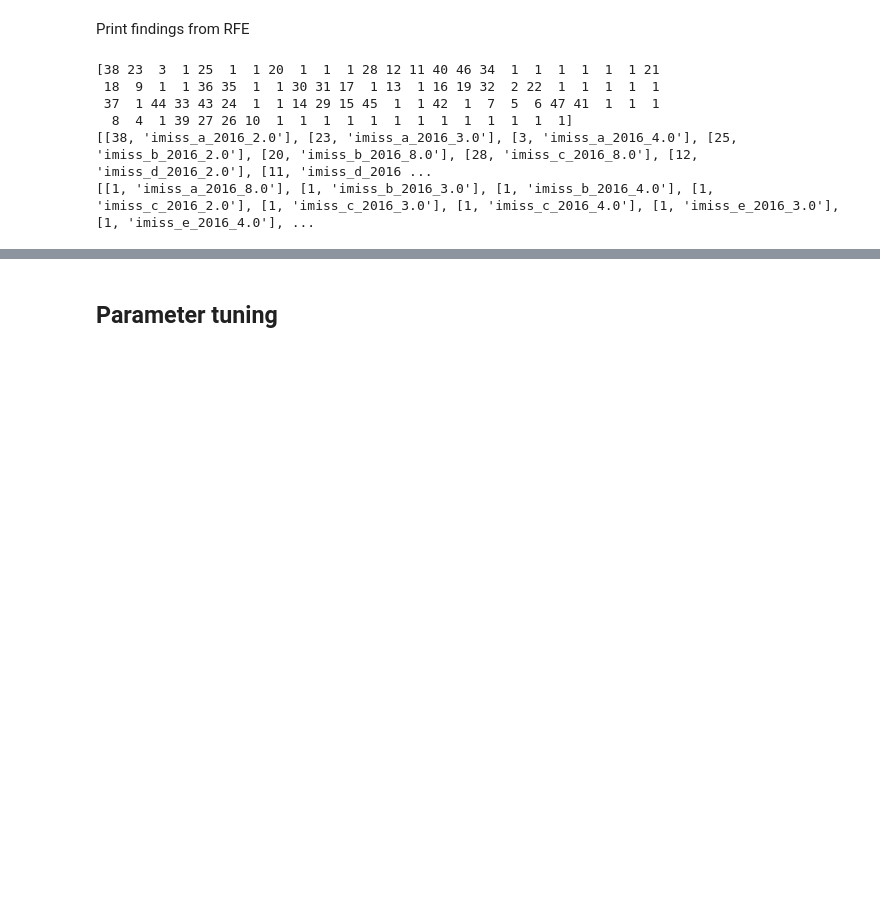
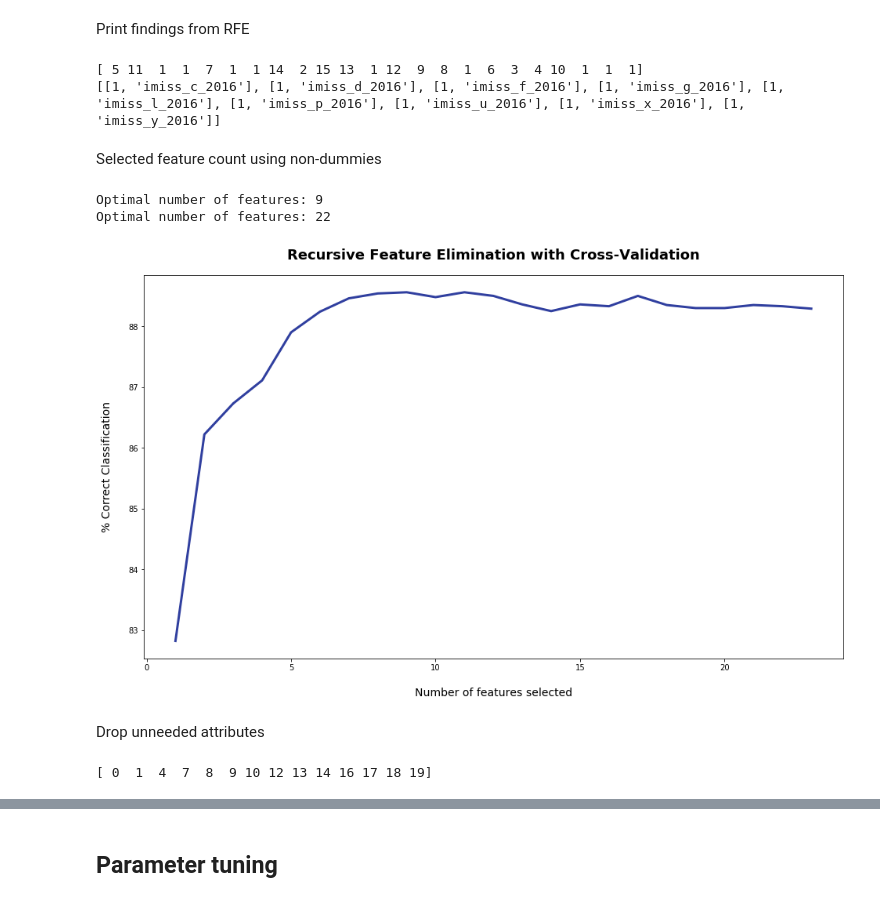
Before and after one commit to ali0003433/predict-by-issue-prioritization, a Jupyter notebook: notebooks/4-al-model-selection.ipynb, the cells around one changed output, grey strips where cells are left out. Saved outputs shown, nothing was run; the diff lists cells and outputs as text; code cells hidden in the pictures; blank space fills up the shorter version.

Commit message:
Add rfe changes and final model

```diff
--- a/notebooks/4-al-model-selection.ipynb
+++ b/notebooks/4-al-model-selection.ipynb
@@ -76,7 +85,7 @@ Cross validate all of the models and print scores and score mean for each for  C
 # %%
 for idx, model in enumerate(model_list):
     clint_scores = cross_val_score(
-    model, X_train, y_train, cv=5, scoring=clinton_metric, n_jobs=-1)
+    model, X_train_rfe, y_train_rfe, cv=5, scoring=clinton_metric, n_jobs=-1)
     name = name_list[idx]
     print(name,":", clint_scores, round(clint_scores.mean(), 5))
 # %% [output]
@@ -89,7 +98,7 @@ Cross validate all of the models and print scores and score mean for each for Tr
 # %%
 for idx, model in enumerate(model_list):
     trump_scores = cross_val_score(
-    model, X_train, y_train, cv=5, scoring=trump_metric, n_jobs=-1)
+    model, X_train_rfe, y_train_rfe, cv=5, scoring=trump_metric, n_jobs=-1)
     name = name_list[idx]
     print(name, ":", trump_scores, 'Mean:', round(trump_scores.mean(), 5))
 # %% [output]
@@ -102,7 +111,7 @@ Print cross-validated scores for the average of Trump and Clinton scores
 # %%
 for idx, model in enumerate(model_list):
     comb_scores = cross_val_score(
-    model, X_train, y_train, cv=5, scoring=comb_metric, n_jobs=-1)
+    model, X_train_rfe, y_train_rfe, cv=5, scoring=comb_metric, n_jobs=-1)
     name = name_list[idx]
     print(name, comb_scores, comb_scores.mean())
 # %% [output]
@@ -115,6 +124,6 @@ Use recursive feature elimination
 # %%
-selector = RFECV(lr, step=1, min_features_to_select=1,  scoring=comb_metric, cv=5)
-selector.fit(X_train, y_train)
+selector_lr = RFECV(lr, step=1, min_features_to_select=1,  scoring=comb_metric, cv=5)
+selector_lr.fit(X_train_rfe, y_train_rfe)
 # %% [output]
 RFECV(cv=5,
       estimator=LogisticRegression(C=2, class_weight=None, dual=False,
@@ -146,14 +156,13 @@ array([70.69, 80.12, 82.47, 82.49, 82.65, 82.63, 82.92, 82.77, 83.46,
 # %% [markdown]
 Print findings from RFE
 # %%
-selector.support_
-print(selector.ranking_)
-rank_list = selector.ranking_
+print(selector_lr.ranking_)
+rank_list = selector_lr.ranking_
 feature_ranks = []
 no = []
 yes = []
 for idx, rank in enumerate(rank_list):
-    feature_ranks.append([rank, X_train.columns[idx]])
+    feature_ranks.append([rank, X_train_rfe.columns[idx]])
 for list in feature_ranks:
     if list[0] != 1:
         #print('no', list)
@@ -161,12 +170,34 @@ for list in feature_ranks:
     if list[0] == 1:
         #print('yes', list)
         yes.append(list)
-print(no)
-print(yes)
+#print(no)
+print(yes) # immigration, terrorism, climate change, the budget deficit, racial equality,
 # %% [output]
-[38 23  3  1 25  1  1 20  1  1  1 28 12 11 40 46 34  1  1  1  1  1  1 21
- 18  9  1  1 36 35  1  1 30 31 17  1 13  1 16 19 32  2 22  1  1  1  1  1
- 37  1 44 33 43 24  1  1 14 29 15 45  1  1 42  1  7  5  6 47 41  1  1  1
-  8  4  1 39 27 26 10  1  1  1  1  1  1  1  1  1  1  1  1  1]
-[[38, 'imiss_a_2016_2.0'], [23, 'imiss_a_2016_3.0'], [3, 'imiss_a_2016_4.0'], [25, 'imiss_b_2016_2.0'], [20, 'imiss_b_2016_8.0'], [28, 'imiss_c_2016_8.0'], [12, 'imiss_d_2016_2.0'], [11, 'imiss_d_2016 ...
-[[1, 'imiss_a_2016_8.0'], [1, 'imiss_b_2016_3.0'], [1, 'imiss_b_2016_4.0'], [1, 'imiss_c_2016_2.0'], [1, 'imiss_c_2016_3.0'], [1, 'imiss_c_2016_4.0'], [1, 'imiss_e_2016_3.0'], [1, 'imiss_e_2016_4.0'], ...
+[ 5 11  1  1  7  1  1 14  2 15 13  1 12  9  8  1  6  3  4 10  1  1  1]
+[[1, 'imiss_c_2016'], [1, 'imiss_d_2016'], [1, 'imiss_f_2016'], [1, 'imiss_g_2016'], [1, 'imiss_l_2016'], [1, 'imiss_p_2016'], [1, 'imiss_u_2016'], [1, 'imiss_x_2016'], [1, 'imiss_y_2016']]
+# %% [markdown]
+Selected feature count using non-dummies
+# %%
+print('Optimal number of features: {}'.format(selector_lr.n_features_))
+print('Optimal number of features: {}'.format(selector_rf.n_features_))
+# %% [output]
+Optimal number of features: 9
+Optimal number of features: 22
+# %%
+plt.figure(figsize=(16, 9))
+plt.title('Recursive Feature Elimination with Cross-Validation', fontsize=18, fontweight='bold', pad=20)
+plt.xlabel('Number of features selected', fontsize=14, labelpad=20)
+plt.ylabel('% Correct Classification', fontsize=14, labelpad=20)
+plt.plot(range(1, len(selector_lr.grid_scores_) + 1), selector_lr.grid_scores_, color='#303F9F', linewidth=3)
+
+plt.show()
+# %% [output]
+[figure, added]
+# %% [markdown]
+Drop unneeded attributes
+# %%
+print(np.where(selector_lr.support_ == False)[0])
+
+X_dropped = X_no.drop(X_no.columns[np.where(selector_lr.support_ == False)[0]], axis=1)
+# %% [output]
+[ 0  1  4  7  8  9 10 12 13 14 16 17 18 19]
```
Also changed, not shown: parts of 34 cells of this notebook, 3 other files.
